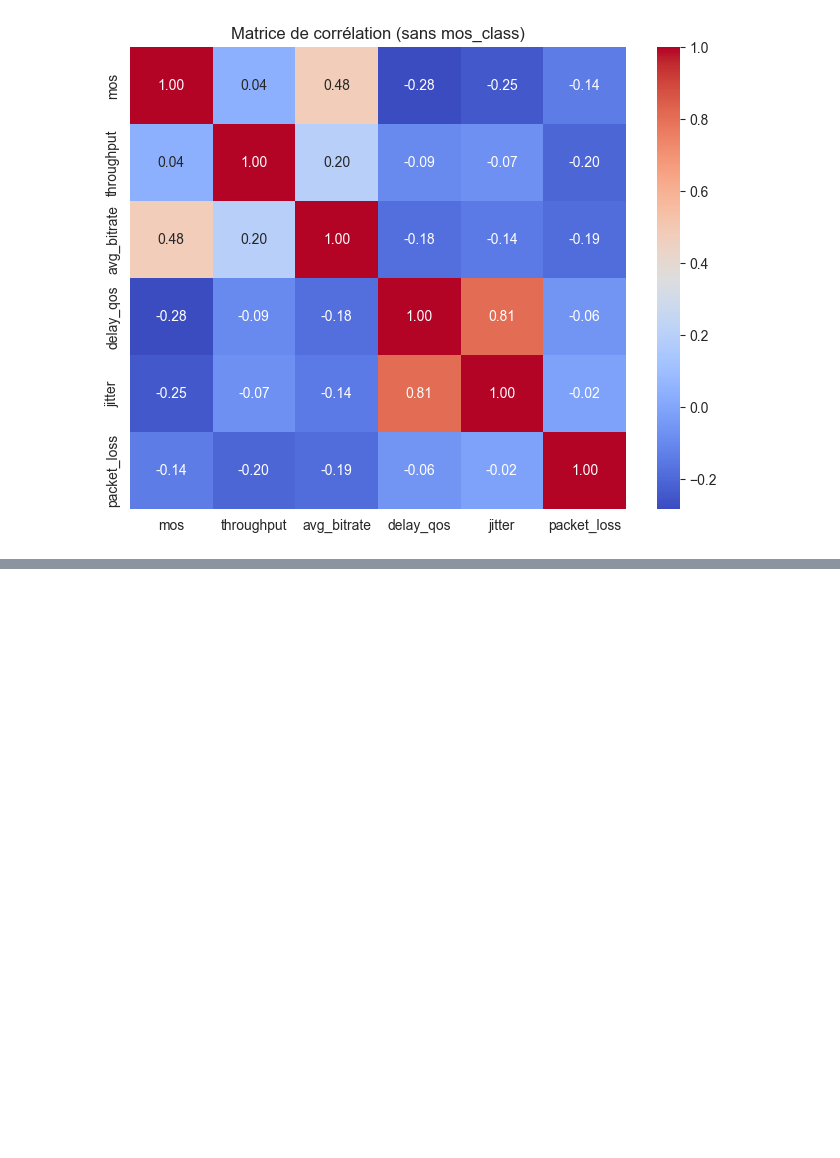
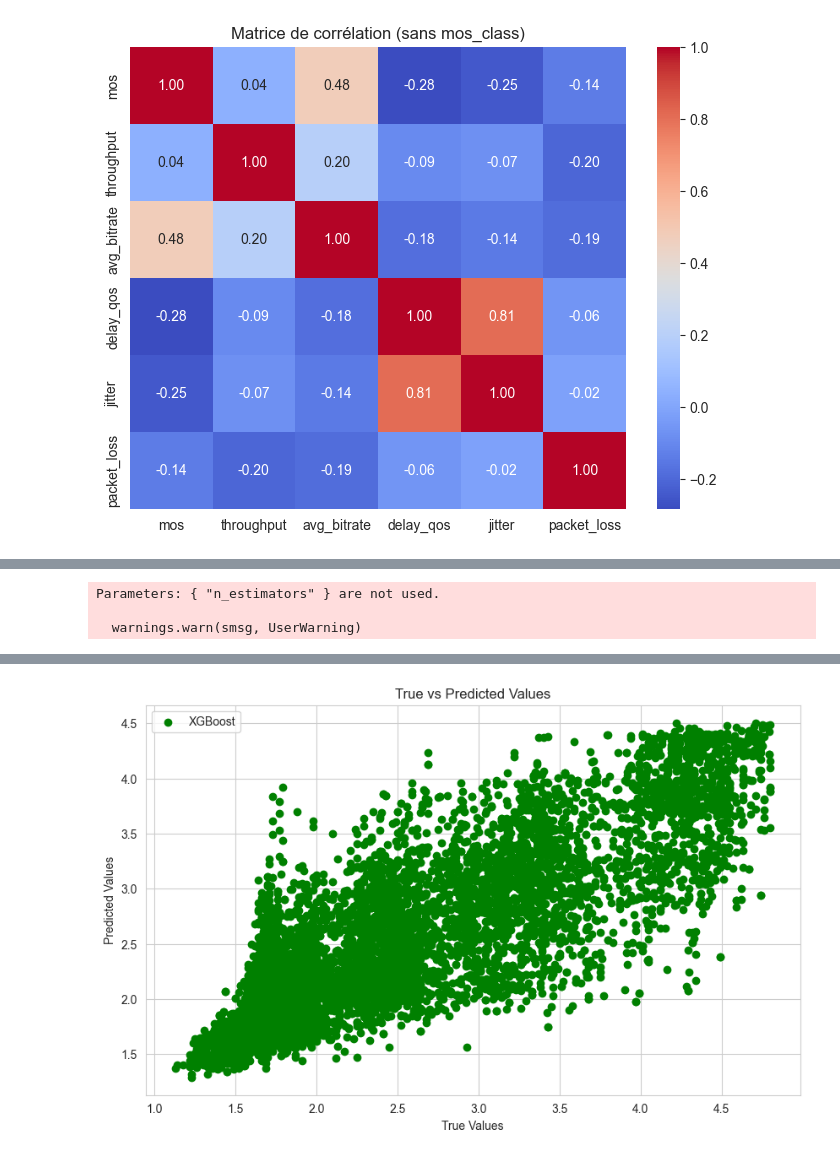
Before and after one commit to zazou-git86/MOS_QOE_Selenium, a Jupyter notebook: MOS_QOE_Selenium.ipynb, the cells around one changed output, grey strips where cells are left out. Drawn from its saved outputs; the diff is of its cells as text; code cells hidden in the pictures; blank space fills up the shorter version.

Commit message:
XGB models implemented

```diff
--- a/MOS_QOE_Selenium.ipynb
+++ b/MOS_QOE_Selenium.ipynb
@@ -372,0 +373,65 @@ R-squared: 0.8872186770436365
+# %%
+# Add more features: Derive new features like interactions (e.g. throughput * delay), polynomials, log transforms etc. More predictive features can reduce MSE.
+data['delay_log'] = np.log(data['delay_qos']+1)
+
+data['bitrate_log'] = np.log(data['avg_bitrate']+1)
+
+data['packet_loss_squared'] = data['packet_loss'] ** 2
+
+data['throughput_jitter'] = data['throughput'] * data['jitter']
+
+data['delay_jitter'] = data['delay_qos'] * data['jitter']
+
+data['loss_rate'] =  data['avg_bitrate'] / (data['packet_loss'] + 1)
+# %%
+#train xgb model with old features
+import xgboost as xgb
+
+# Train model
+X = data.drop('mos', axis=1)
+X = data[['delay_qos','avg_bitrate','jitter', 'throughput','packet_loss']]
+y = data['mos']
+X = normalize(X)
+X_train, X_test, y_train, y_test = train_test_split(X, y, test_size=0.2, random_state=42)
+
+# convert data to DMatrix
+dtrain = xgb.DMatrix(X_train, label=y_train)
+dtest = xgb.DMatrix(X_test, label=y_test)
+
+# set parameters
+params = {
+    'objective': 'reg:squarederror',
+    'eval_metric': 'rmse',
+    'learning_rate': 0.01,
+    'max_depth': 6,
+    'colsample_bytree': 0.7,
+    'subsample': 0.7,
+    'n_estimators': 1000,
+    'seed': 42
+}
+
+# train the model
+xgb_model = xgb.train(params, dtrain, num_boost_round=1000, early_stopping_rounds=50, evals=[(dtest, 'validation')])
+
+# Make predictions
+y_pred_xgb = xgb_model.predict(dtest)
+
+# Compute metrics
+r2_xgb = r2_score(y_test, y_pred_xgb)
+mse_xgb = mean_squared_error(y_test, y_pred_xgb)
+rmse_xgb = np.sqrt(mse_xgb)
+mae_xgb = mean_absolute_error(y_test, y_pred_xgb)
+print("XGBoost Model:")
+print("Mean Absolute Error:", mae_xgb)
+print("Mean Squared Error:", mse_xgb)
+print("Root Mean Squared Error:", rmse_xgb)
+print("R-squared:", r2_xgb)
+# Plotting the predictions
+plt.figure(figsize=(10, 6))
+plt.scatter(y_test, y_pred_xgb, color='green', label='XGBoost')
+plt.xlabel('True Values')
+plt.ylabel('Predicted Values')
+plt.title('True vs Predicted Values')
+plt.legend()
+plt.show()
+# %% [output]
@@ -372,0 +455,3 @@ R-squared: 0.8872186770436365
+Parameters: { "n_estimators" } are not used.
+
+  warnings.warn(smsg, UserWarning)
@@ -372,0 +475 @@ R-squared: 0.8872186770436365
+[figure, added]
```
Also changed, not shown: parts of 5 cells of this notebook.
